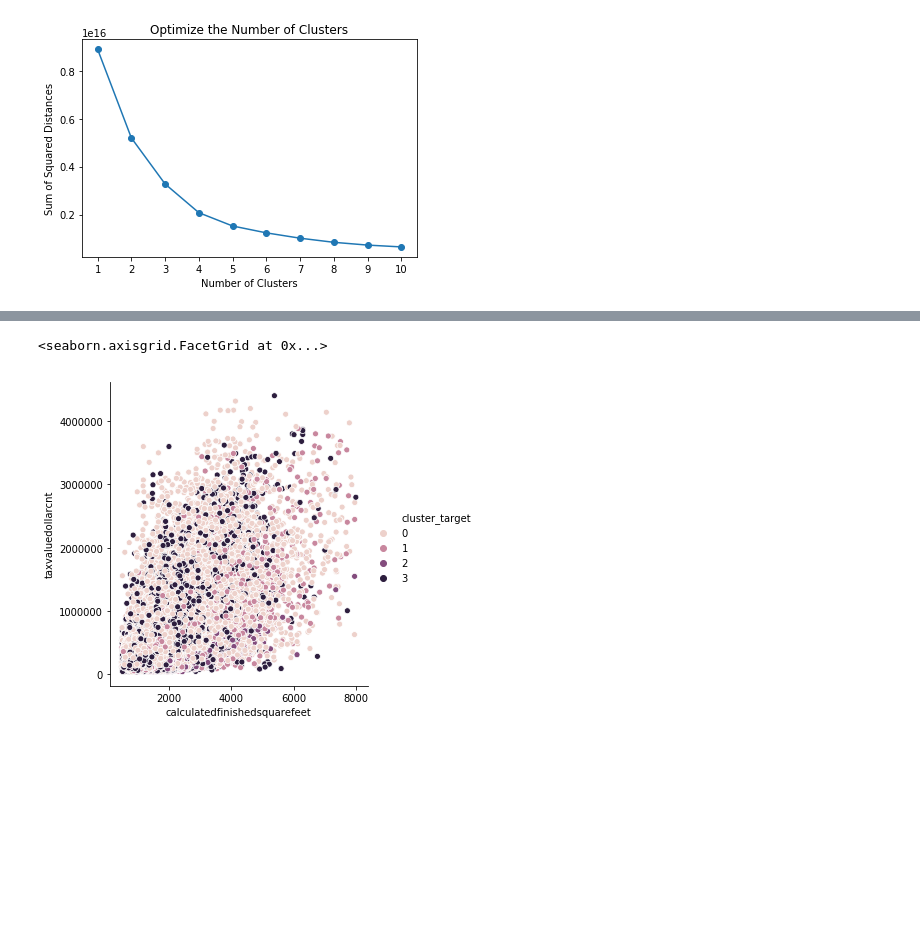
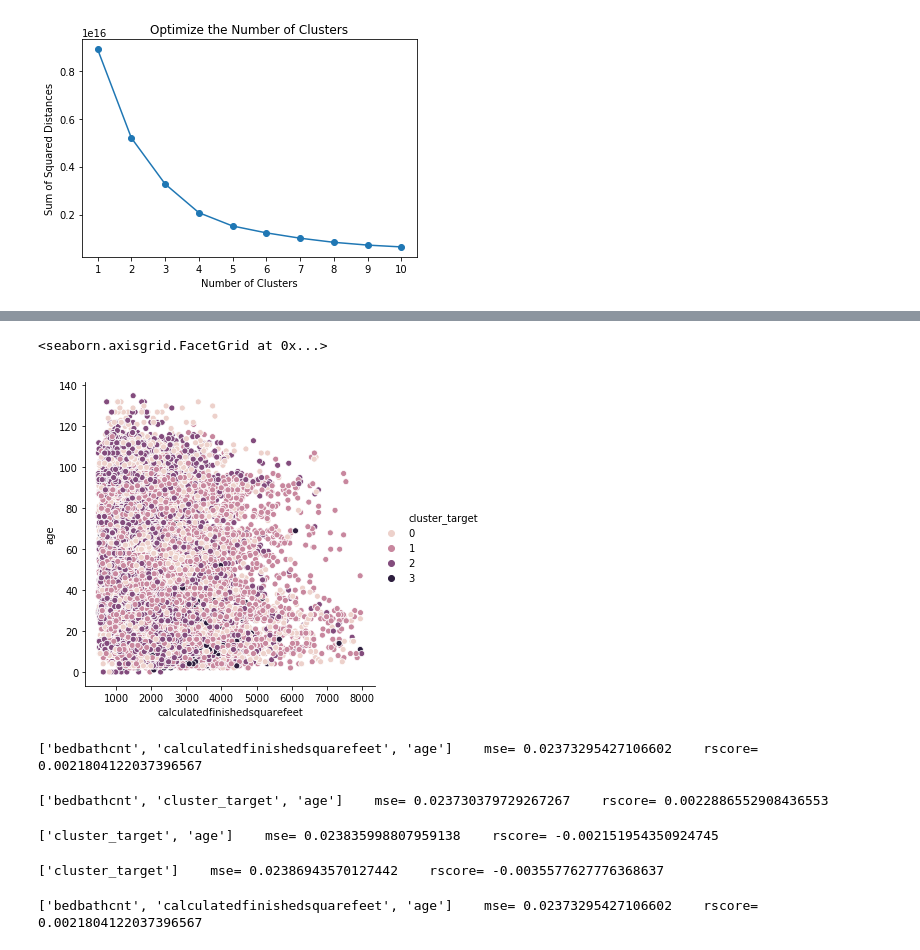
Before and after one commit to GaryGonzenbach/ds-methodologies-exercises, a Jupyter notebook: Clustering/explore_zillow.ipynb, the cells around one changed output, grey strips where cells are left out. Drawn from its saved outputs; the diff is of its cells as text; code cells hidden in the pictures; blank space fills up the shorter version.

Commit message:
automate regression tests

```diff
--- a/Clustering/explore_zillow.ipynb
+++ b/Clustering/explore_zillow.ipynb
@@ -151,5 +138,36 @@ ax.dist = 12
 # %%
-sns.relplot(data=df, x='calculatedfinishedsquarefeet', y='taxvaluedollarcnt', hue='cluster_target')
+# sns.relplot(data=df, x='calculatedfinishedsquarefeet', y='age', hue='cluster_target')
 # %% [output]
 <seaborn.axisgrid.FacetGrid at 0x...>
-[figure, old version]
+[figure, new version]
+# %%
+yfeature = 'logerror'
+xfeatures = ['bedbathcnt','calculatedfinishedsquarefeet','age']
+mse, r2, corrdict = regressiontest(df,xfeatures,yfeature,.8)
+print(xfeatures,'   mse=',mse,'   rscore=',r2)
+# %% [output]
+['bedbathcnt', 'calculatedfinishedsquarefeet', 'age']    mse= 0.02373295427106602    rscore= 0.0021804122037396567
+# %%
+xfeatures = ['bedbathcnt','cluster_target','age']
+mse, r2, corrdict = regressiontest(df,xfeatures,yfeature,.8)
+print(xfeatures,'   mse=',mse,'   rscore=',r2)
+# %% [output]
+['bedbathcnt', 'cluster_target', 'age']    mse= 0.023730379729267267    rscore= 0.0022886552908436553
+# %%
+xfeatures = ['cluster_target','age']
+mse, r2, corrdict = regressiontest(df,xfeatures,yfeature,.8)
+print(xfeatures,'   mse=',mse,'   rscore=',r2)
+# %% [output]
+['cluster_target', 'age']    mse= 0.023835998807959138    rscore= -0.002151954350924745
+# %%
+xfeatures = ['cluster_target']
+mse, r2, corrdict = regressiontest(df,xfeatures,yfeature,.8)
+print(xfeatures,'   mse=',mse,'   rscore=',r2)
+# %% [output]
+['cluster_target']    mse= 0.02386943570127442    rscore= -0.0035577627776368637
+# %%
+xfeatures = ['bedbathcnt','calculatedfinishedsquarefeet','age']
+mse, r2, corrdict = regressiontest(df,xfeatures,yfeature,.7)
+print(xfeatures,'   mse=',mse,'   rscore=',r2)
+# %% [output]
+['bedbathcnt', 'calculatedfinishedsquarefeet', 'age']    mse= 0.02373295427106602    rscore= 0.0021804122037396567
```
Also changed, not shown: parts of 8 cells of this notebook, 1 other file.
